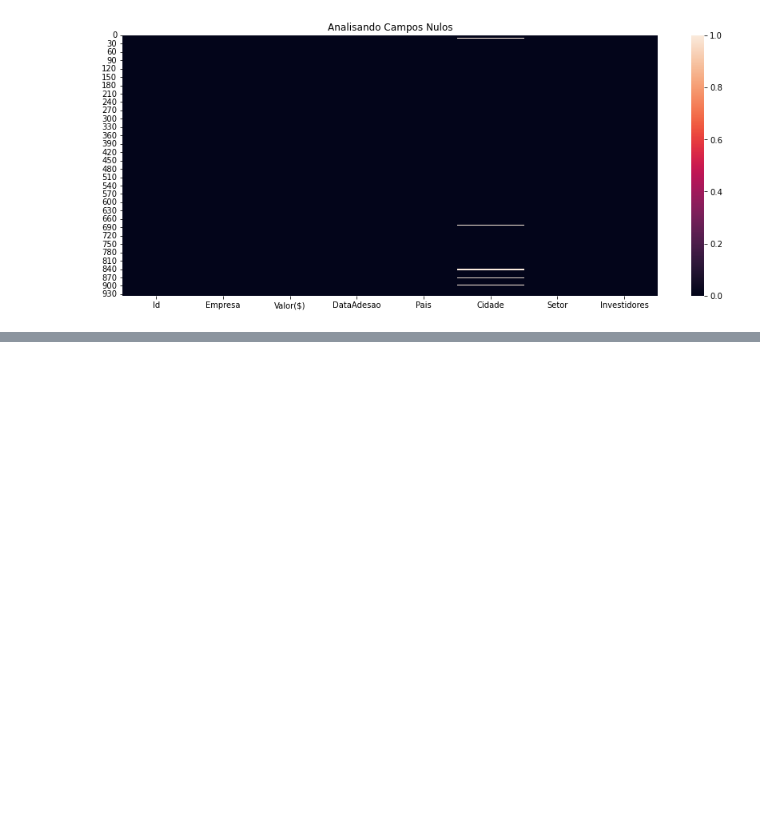
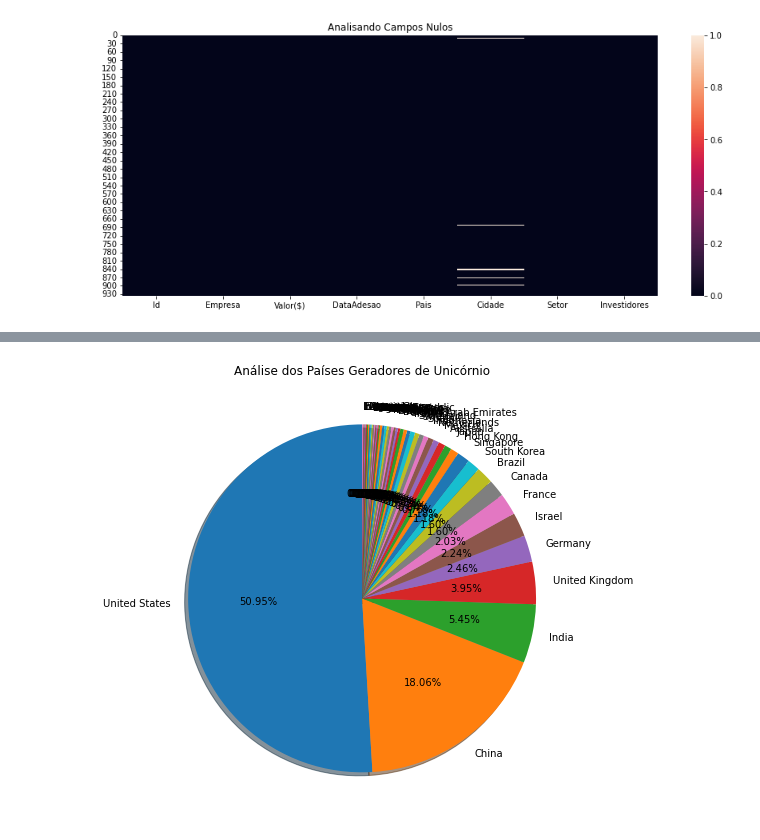
Before and after one commit to hccruz/ProjetoUnicornio, a Jupyter notebook: ProjetoUnicornio.ipynb, the cells around one changed output, grey strips where cells are left out. Saved outputs shown, nothing was run; the diff lists cells and outputs as text; code cells hidden in the pictures; blank space fills up the shorter version.

```diff
--- a/ProjetoUnicornio.ipynb
+++ b/ProjetoUnicornio.ipynb
@@ -96,0 +193,15 @@ sns.heatmap(df.isnull());
+# %%
+# Quantidade de Startup por país em porcentagem
+Analise = round(df['Pais'].value_counts( normalize=True ) * 100, 2)
+# %%
+plt.figure( figsize=(20,8))
+plt.title('Análise dos Países Geradores de Unicórnio')
+plt.pie(
+    Analise,
+    labels = Analise.index,
+    shadow=True,
+    startangle=90,
+    autopct='%1.2f%%'
+);
+# %% [output]
+[figure, added]
```
Also changed, not shown: parts of 7 cells of this notebook.
